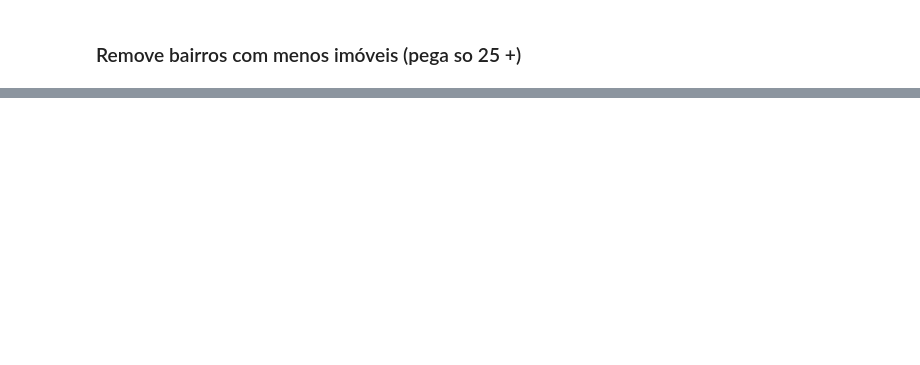
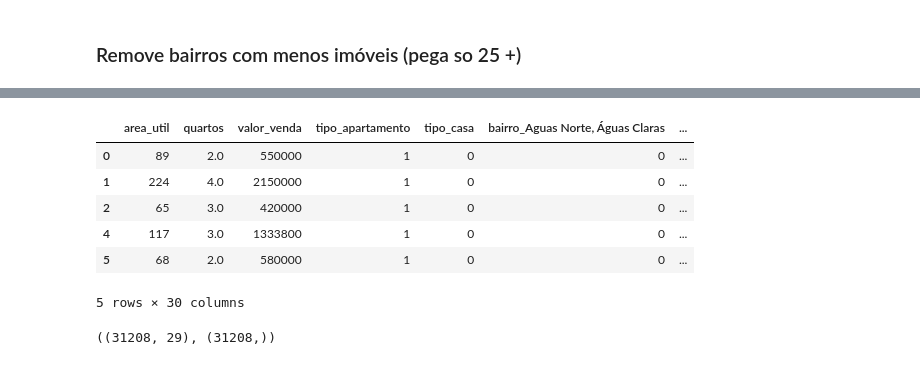
Before and after one commit to chris-redfield/imoveis-df, a Jupyter notebook: regressao imoveis_v1.ipynb, the cells around one changed output, grey strips where cells are left out. Saved outputs shown, nothing was run; the diff lists cells and outputs as text; code cells hidden in the pictures; blank space fills up the shorter version.

```diff
--- a/regressao imoveis_v1.ipynb
+++ b/regressao imoveis_v1.ipynb
@@ -245,10 +260,8 @@ AttributeError: 'DataFrame' object has no attribute 'tipo'
-# %%
-df.Tipo = df.Tipo.str.replace("\n","")
-df = df[df.Tipo != "Rurais"]
-df.Tipo.value_counts()
+# %%
+df.area_util = df.area_util.str.replace('m²','')
 # %%
 df.quartos = df.quartos.fillna(df.quartos.median())
 # %%
-df_regression = df[['Bairro', 'area_total', 'area_util', 'Tipo', 'quartos','venda']]
+df_regression = df[['bairro', 'area_util', 'tipo', 'quartos','valor_venda']]
 print(df_regression.shape)
 df_regression.head()
@@ -257,4 +285,4 @@ df_regression.isna().sum()
 # %%
-one_hot = pd.get_dummies(df_regression['Tipo'],prefix="tipo")
+one_hot = pd.get_dummies(df_regression['tipo'],prefix="tipo")
 df_regression = df_regression.join(one_hot)
 df_regression.shape
@@ -263,15 +300,25 @@ df_regression.head()
 # %%
-one_hot = pd.get_dummies(df_regression['Bairro'], prefix="bairro")
+one_hot = pd.get_dummies(df_regression['bairro'], prefix="bairro")
 df_regression = df_regression.join(one_hot)
 
-df_regression = df_regression.drop(['Tipo', 'Bairro'], axis=1)
+df_regression = df_regression.drop(['tipo', 'bairro'], axis=1)
 
 df_regression.shape
 df_regression.head()
+# %% [output]
+|  | area_util | quartos | valor_venda | tipo_apartamento | tipo_casa | bairro_Aguas Norte, Águas Claras | ... |
+| 0 | 89 | 2.0 | 550000 | 1 | 0 | 0 | ... |
+| 1 | 224 | 4.0 | 2150000 | 1 | 0 | 0 | ... |
+| 2 | 65 | 3.0 | 420000 | 1 | 0 | 0 | ... |
+| 4 | 117 | 3.0 | 1333800 | 1 | 0 | 0 | ... |
+| 5 | 68 | 2.0 | 580000 | 1 | 0 | 0 | ... |
+5 rows × 30 columns
 # %%
-X = df_regression.drop(['venda'],axis=1)
-y = df_regression['venda']
+X = df_regression.drop(['valor_venda'],axis=1)
+y = df_regression['valor_venda']
 X.shape, y.shape
+# %% [output]
+((31208, 29), (31208,))
 # %%
 X_train, X_test, y_train, y_test = train_test_split(X, y, test_size=0.1, random_state=42)
 X_train.shape, X_test.shape, y_train.shape, y_test.shape
```
Also changed, not shown: parts of 26 cells of this notebook.
